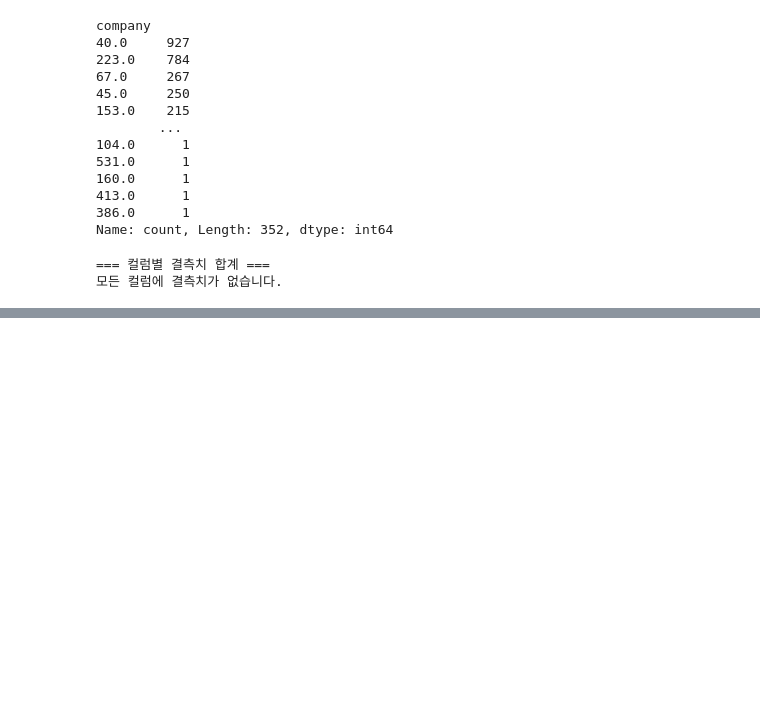
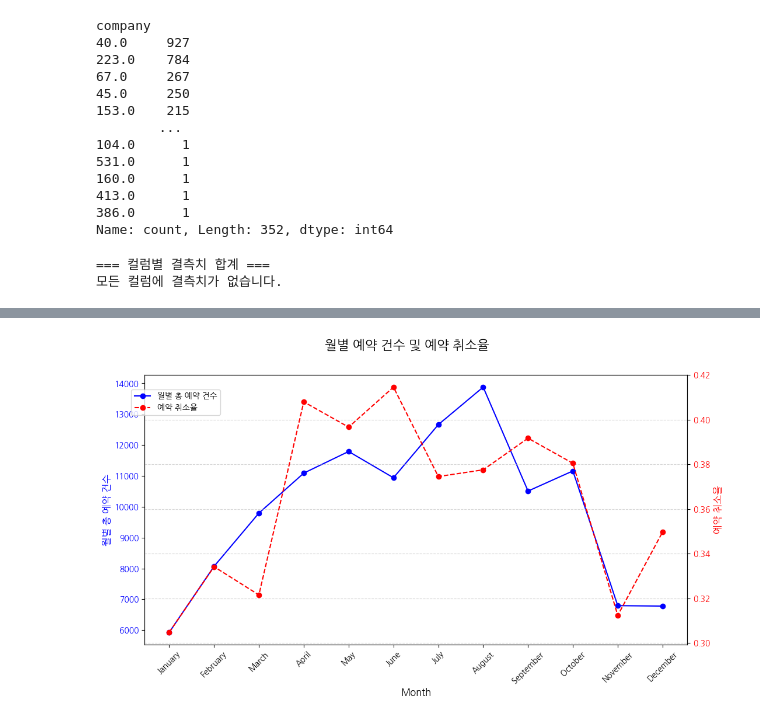
Before and after one commit to moondev03/2024-SDA-Team-Project, a Jupyter notebook: Team5_문장훈_박세민_백인서_임준용.ipynb, the cells around one changed output, grey strips where cells are left out. Saved outputs shown, nothing was run; the diff lists cells and outputs as text; code cells hidden in the pictures; blank space fills up the shorter version.

```diff
--- a/Team5_문장훈_박세민_백인서_임준용.ipynb
+++ b/Team5_문장훈_박세민_백인서_임준용.ipynb
@@ -252,0 +353,29 @@ if not any_missing:
+# %%
+# Q3 - 월별 총 예약 건수와 예약 취소율의 흐름은 어떻게 되는가?
+month_order = [
+    "January", "February", "March", "April", "May", "June",
+    "July", "August", "September", "October", "November", "December"
+]
+
+monthly_data = df.groupby('arrival_date_month')['is_canceled'].agg(['count', 'mean']).reindex(month_order)
+monthly_data.columns = ['월별 총 예약 건수', '예약 취소율']
+
+fig, ax1 = plt.subplots(figsize=(12, 6))
+
+ax1.plot(monthly_data.index, monthly_data['월별 총 예약 건수'], color='blue', marker='o', label='월별 총 예약 건수')
+ax1.set_ylabel('월별 총 예약 건수', fontsize=12, color='blue')
+ax1.tick_params(axis='y', labelcolor='blue', labelsize=10)
+ax1.tick_params(axis='x', rotation=45, labelsize=10)
+ax1.set_xlabel('Month', fontsize=12)
+
+ax2 = ax1.twinx()
+ax2.plot(monthly_data.index, monthly_data['예약 취소율'], color='red', marker='o', linestyle='--', label='예약 취소율')
+ax2.set_ylabel('예약 취소율', fontsize=12, color='red')
+ax2.tick_params(axis='y', labelcolor='red', labelsize=10)
+
+fig.suptitle('월별 예약 건수 및 예약 취소율', fontsize=16)
+fig.legend(loc='upper left', bbox_to_anchor=(0.1, 0.85), fontsize=10)
+plt.grid(visible=True, linestyle='--', alpha=0.5)
+plt.show()
+# %% [output]
+[figure, added]
```
Also changed, not shown: parts of 16 cells of this notebook.
